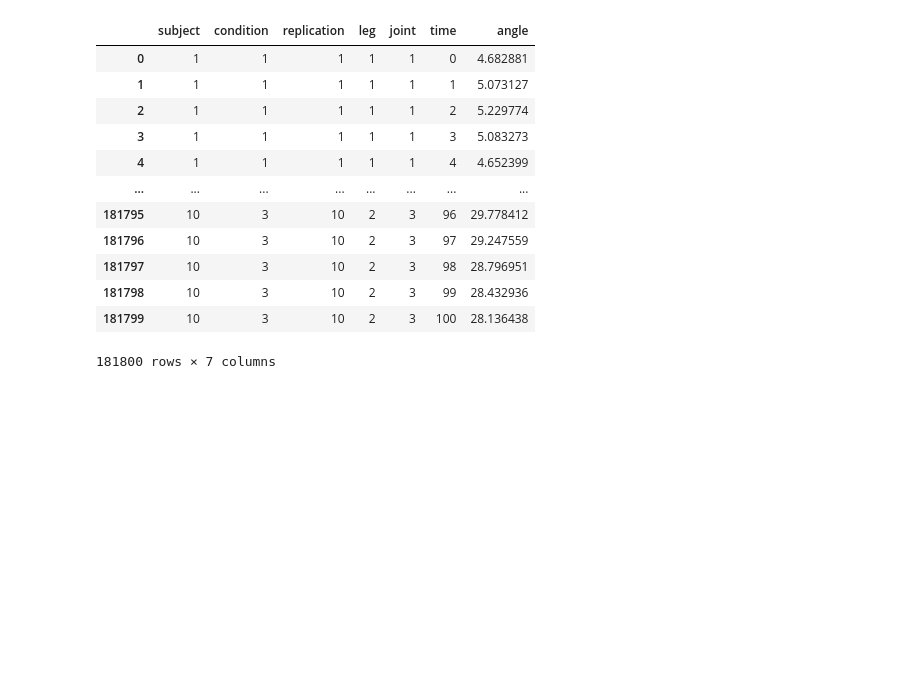
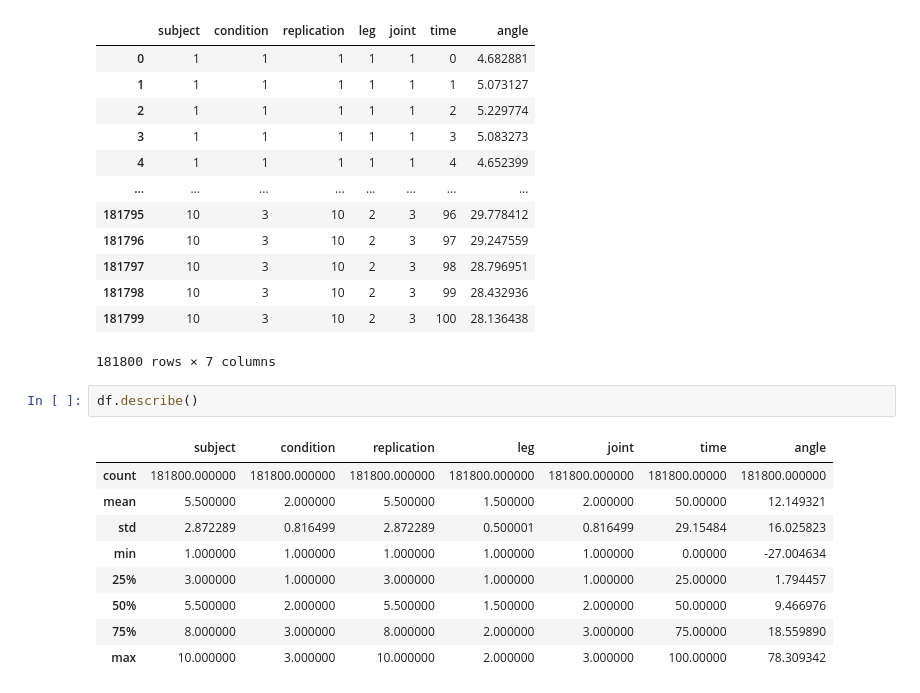
Before and after one commit to jiang-h-y/ds4400-final-proj, a Jupyter notebook: eda.ipynb, the cells around one changed output. Cells and saved outputs as stored; diff of their text form; blank space fills up the shorter version.

```diff
--- a/eda.ipynb
+++ b/eda.ipynb
@@ -23,3 +26,15 @@ df
 | 181798 | 10 | 3 | 10 | 2 | 3 | 99 | 28.432936 |
 | 181799 | 10 | 3 | 10 | 2 | 3 | 100 | 28.136438 |
 181800 rows × 7 columns
+# %%
+df.describe()
+# %% [output]
+|  | subject | condition | replication | leg | joint | time | angle |
+| count | 181800.000000 | 181800.000000 | 181800.000000 | 181800.000000 | 181800.000000 | 181800.00000 | 181800.000000 |
+| mean | 5.500000 | 2.000000 | 5.500000 | 1.500000 | 2.000000 | 50.00000 | 12.149321 |
+| std | 2.872289 | 0.816499 | 2.872289 | 0.500001 | 0.816499 | 29.15484 | 16.025823 |
+| min | 1.000000 | 1.000000 | 1.000000 | 1.000000 | 1.000000 | 0.00000 | -27.004634 |
+| 25% | 3.000000 | 1.000000 | 3.000000 | 1.000000 | 1.000000 | 25.00000 | 1.794457 |
+| 50% | 5.500000 | 2.000000 | 5.500000 | 1.500000 | 2.000000 | 50.00000 | 9.466976 |
+| 75% | 8.000000 | 3.000000 | 8.000000 | 2.000000 | 3.000000 | 75.00000 | 18.559890 |
+| max | 10.000000 | 3.000000 | 10.000000 | 2.000000 | 3.000000 | 100.00000 | 78.309342 |
```
Also changed, not shown: parts of 5 cells of this notebook.
